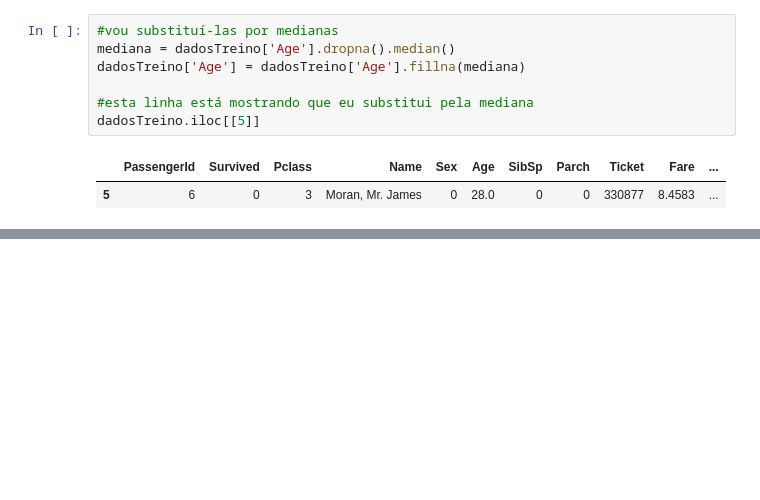
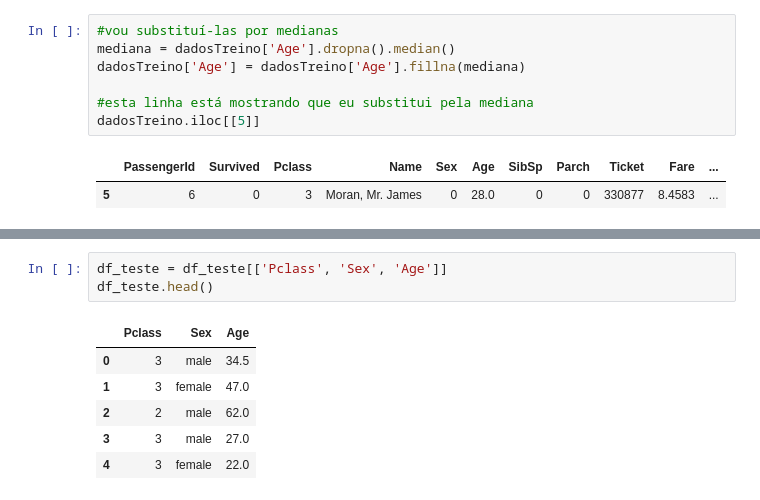
Before and after one commit to Lucas-Rocha2Ey/data-science-titanic, a Jupyter notebook: Titanic.ipynb, the cells around one changed output, grey strips where cells are left out. Cells and saved outputs as stored; diff of their text form; blank space fills up the shorter version.

```diff
--- a/Titanic.ipynb
+++ b/Titanic.ipynb
@@ -466,0 +500,10 @@ df_teste.head()
+# %%
+df_teste = df_teste[['Pclass', 'Sex', 'Age']]
+df_teste.head()
+# %% [output]
+|  | Pclass | Sex | Age |
+| 0 | 3 | male | 34.5 |
+| 1 | 3 | female | 47.0 |
+| 2 | 2 | male | 62.0 |
+| 3 | 3 | male | 27.0 |
+| 4 | 3 | female | 22.0 |
```
Also changed, not shown: parts of 13 cells of this notebook.
